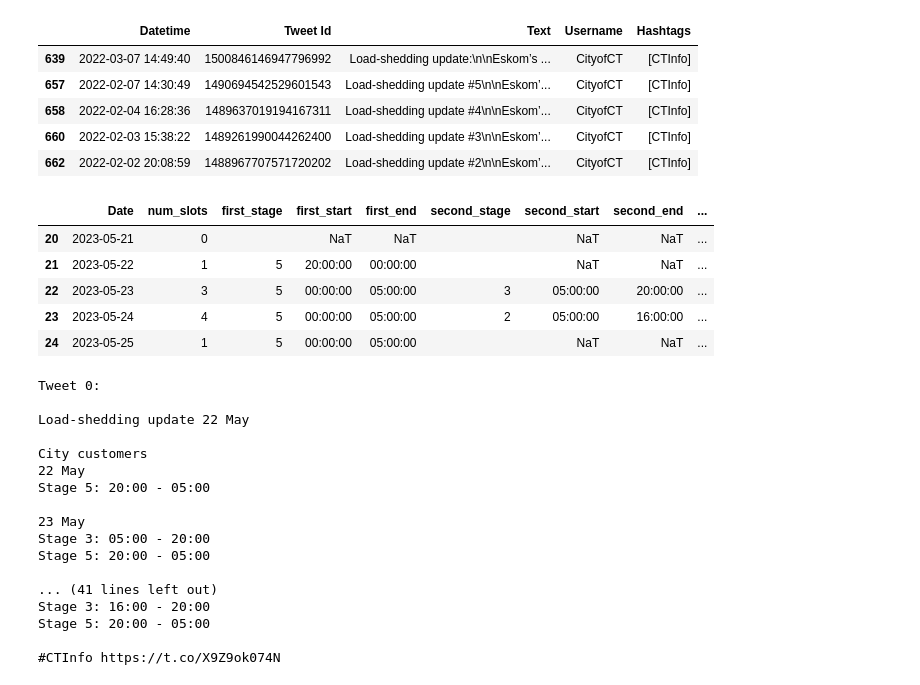
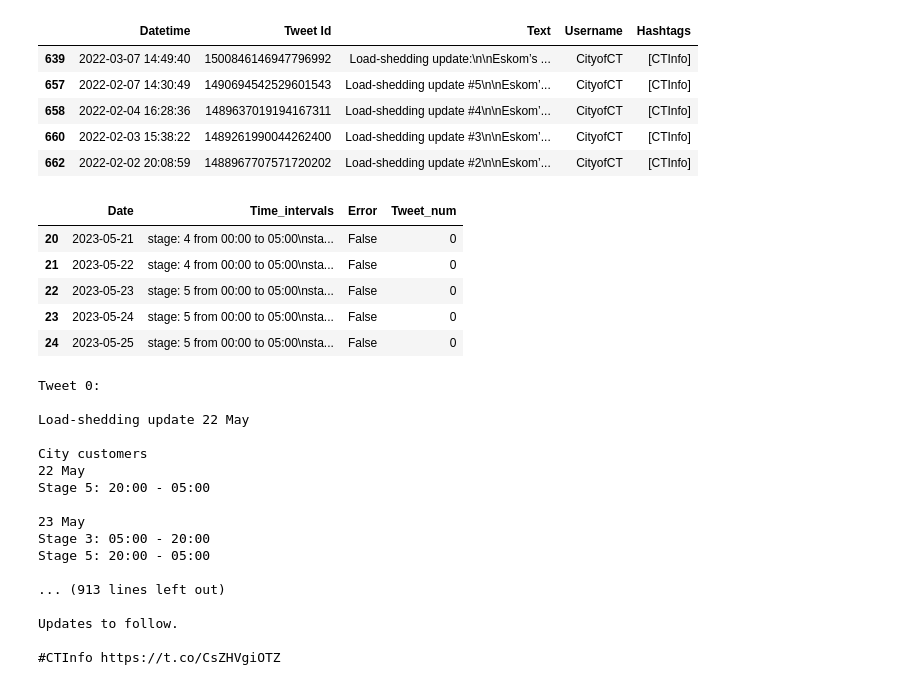
Before and after one commit to Julio-Baeta1/loadshedding_helper_code, a Jupyter notebook: eskom_past_stages/Eskom_loadshedding_stages_explore.ipynb, the cells around one changed output. Cells and saved outputs as stored; diff of their text form; code cells hidden in the pictures.

Commit message:
Created DayStages to store tweet info

```diff
--- a/eskom_past_stages/Eskom_loadshedding_stages_explore.ipynb
+++ b/eskom_past_stages/Eskom_loadshedding_stages_explore.ipynb
@@ -214,27 +225,27 @@ class Stages:
 # %%
-"""Create df for tweets from May 1-24"""
-
 start_date = '5/01/2023'
 end_date = '5/25/2023'
-myStages = Stages(start_date,end_date)
+myStages = DayStages(start_date,end_date)
 
 #Extract information from tweets
-for i in range(1): #Currently testing for only 1 tweet
+for i in range(5): #Currently testing for 5 tweets
     tweet = ctinfo_df.iloc[i]['Text']
     lines = tweet.split('\n')
     myStages.setStages(lines)
 
+
+#print(myStages.stage_df['Time_intervals'][22])
 myStages.stage_df.tail()
 # %% [output]
-|  | Date | num_slots | first_stage | first_start | first_end | second_stage | second_start | second_end | ... |
-| 20 | 2023-05-21 | 0 |  | NaT | NaT |  | NaT | NaT | ... |
-| 21 | 2023-05-22 | 1 | 5 | 20:00:00 | 00:00:00 |  | NaT | NaT | ... |
-| 22 | 2023-05-23 | 3 | 5 | 00:00:00 | 05:00:00 | 3 | 05:00:00 | 20:00:00 | ... |
-| 23 | 2023-05-24 | 4 | 5 | 00:00:00 | 05:00:00 | 2 | 05:00:00 | 16:00:00 | ... |
-| 24 | 2023-05-25 | 1 | 5 | 00:00:00 | 05:00:00 |  | NaT | NaT | ... |
+|  | Date | Time_intervals | Error | Tweet_num |
+| 20 | 2023-05-21 | stage: 4 from 00:00 to 05:00\nsta... | False | 0 |
+| 21 | 2023-05-22 | stage: 4 from 00:00 to 05:00\nsta... | False | 0 |
+| 22 | 2023-05-23 | stage: 5 from 00:00 to 05:00\nsta... | False | 0 |
+| 23 | 2023-05-24 | stage: 5 from 00:00 to 05:00\nsta... | False | 0 |
+| 24 | 2023-05-25 | stage: 5 from 00:00 to 05:00\nsta... | False | 0 |
 # %%
 """Print out tweets to see format"""
-for i in range(3):
+for i in range(50):
     print(f"Tweet {i}:\n" )
     print(ctinfo_df.iloc[i]['Text'], "\n")
 # %% [output]
@@ -250,8 +261,8 @@ Stage 5: 20:00 - 05:00
 Stage 3: 05:00 - 20:00
 Stage 5: 20:00 - 05:00
 
-... (41 lines left out)
-Stage 3: 16:00 - 20:00
-Stage 5: 20:00 - 05:00
+... (913 lines left out)
 
-#CTInfo https://t.co/X9Z9ok074N
+Updates to follow.
+
+#CTInfo https://t.co/CsZHVgiOTZ
```
Also changed, not shown: parts of 4 cells of this notebook.
